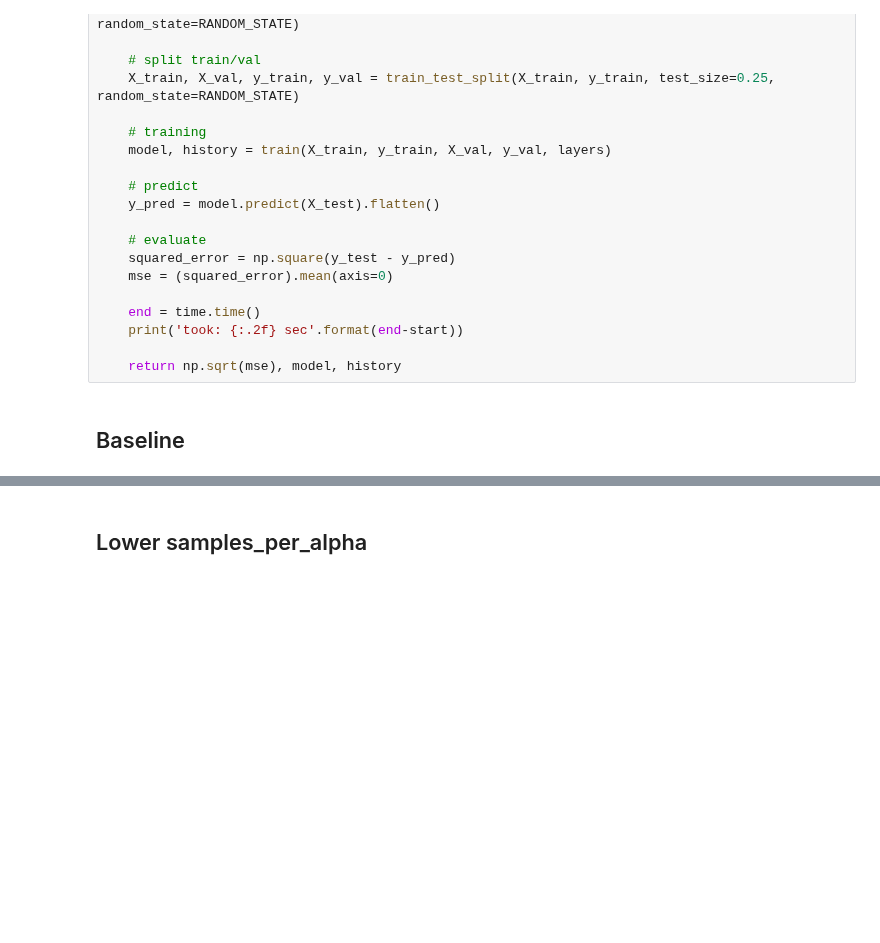
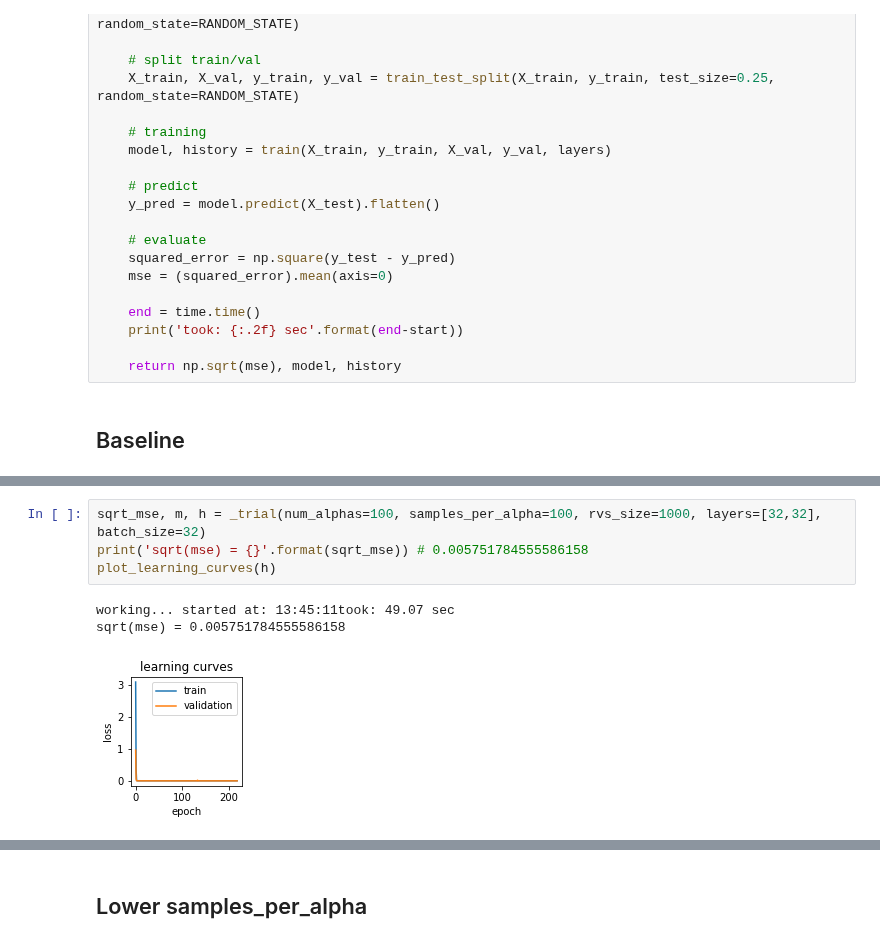
Before and after one commit to yossi-cohen/preferential-attachment, a Jupyter notebook: notebooks/yulesimon-dnn-trials.ipynb, the cells around one changed output, grey strips where cells are left out. Cells and saved outputs as stored; diff of their text form; blank space fills up the shorter version.

```diff
--- a/notebooks/yulesimon-dnn-trials.ipynb
+++ b/notebooks/yulesimon-dnn-trials.ipynb
@@ -281,3 +281,11 @@ sqrt(mse) = 0.0064877092581074845
 [figure]
 loss: 0.003029966028407216
 val_loss: 8.220048039220273e-05
+# %%
+sqrt_mse, m, h = _trial(num_alphas=100, samples_per_alpha=100, rvs_size=1000, layers=[32,32], batch_size=32)
+print('sqrt(mse) = {}'.format(sqrt_mse)) # 0.005751784555586158
+plot_learning_curves(h)
+# %% [output]
+working... started at: 13:45:11took: 49.07 sec
+sqrt(mse) = 0.005751784555586158
+[figure, added]
```
Also changed, not shown: parts of 7 cells of this notebook.
